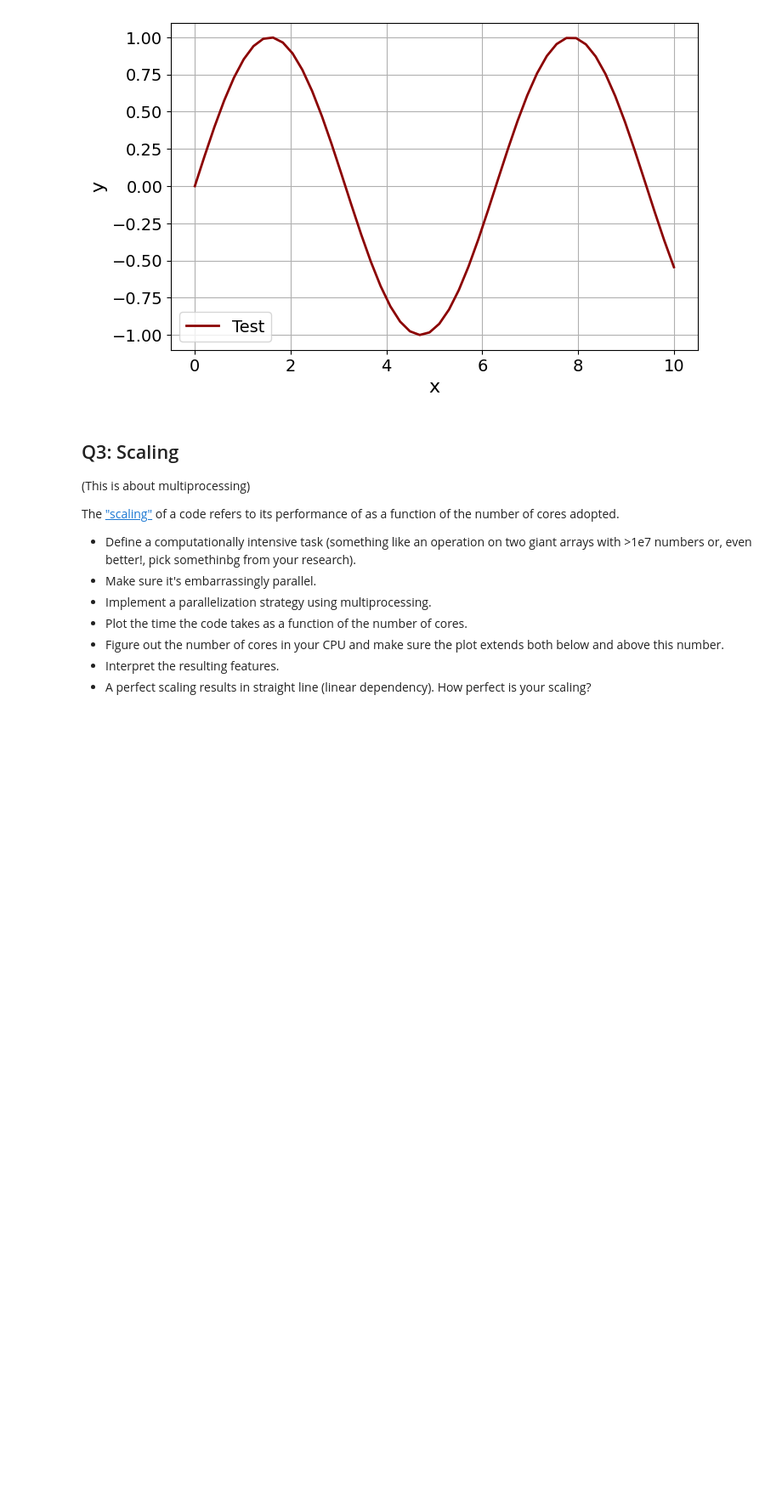
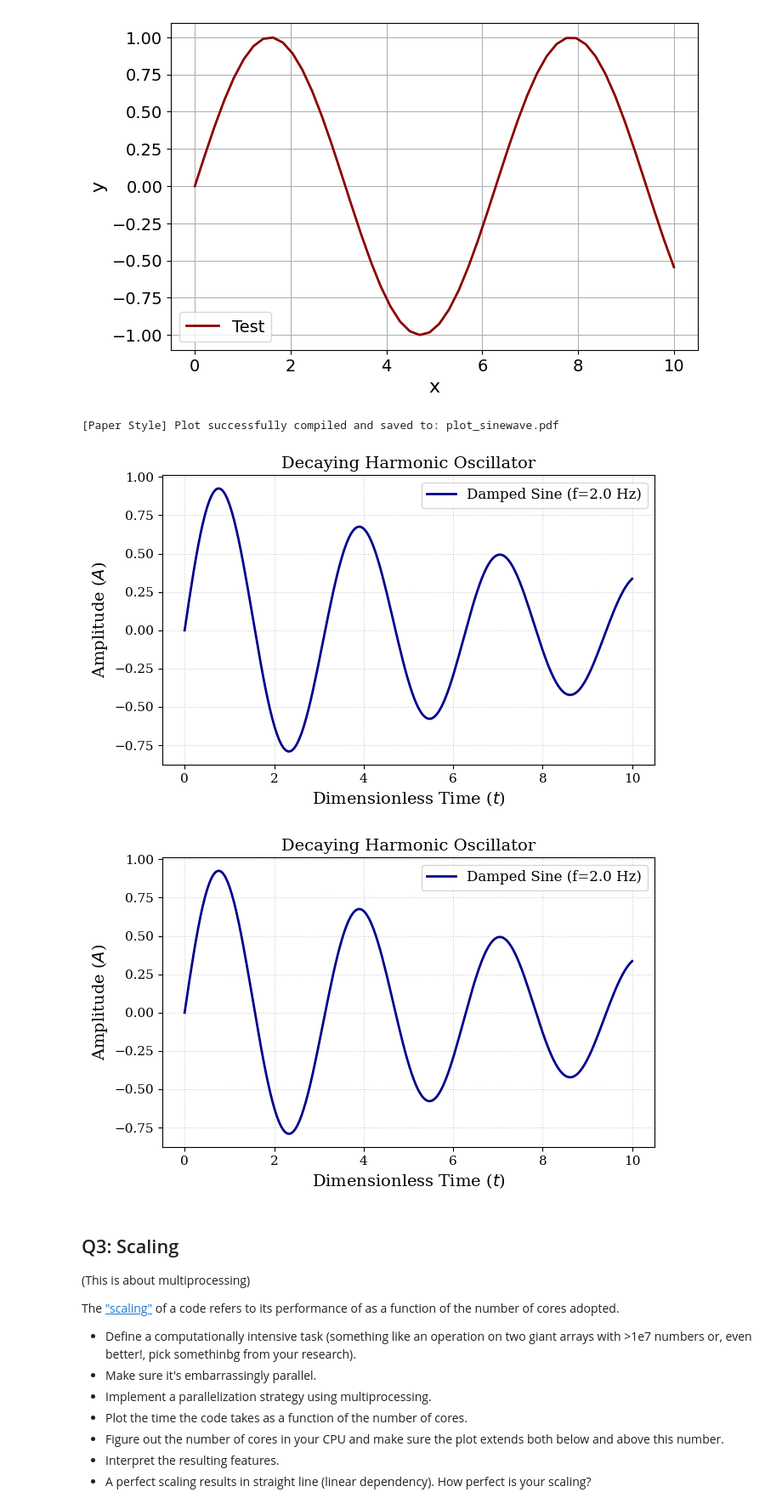
Before and after one commit to MicheleFulghieri/scientificcomputing_bicocca_2025, a Jupyter notebook: lectures/L07_numba_multiprocessing.ipynb, the cells around one changed output. Shown at 85% size. Cells and saved outputs as stored; diff of their text form; code cells hidden in the pictures; blank space fills up the shorter version.

```diff
--- a/lectures/L07_numba_multiprocessing.ipynb
+++ b/lectures/L07_numba_multiprocessing.ipynb
@@ -813,6 +824,77 @@ plot()
 Plot saved in plot.pdf
 [figure]
 [figure]
+# %%
+# AI suggested
+
+import numpy as np
+import matplotlib.pyplot as plt
+from functools import wraps
+
+def paper_style(func):
+    """
+    Scientific paper decorator for consistent plotting style.
+    Initializes the figure/axis, applies custom styles, executes the plot,
+    and automatically exports the result to a tight PDF.
+    """
+    @wraps(func)  # Preserves the original function's name and docstring
+    def wrapper(*args, **kwargs):
+        # 1. Initialize professional academic styling parameters
+        plt.rcParams['font.family'] = 'serif'
+        plt.rcParams['font.size'] = 12
+        plt.rcParams['axes.labelsize'] = 14
+        plt.rcParams['axes.titlesize'] = 14
+        plt.rcParams['xtick.labelsize'] = 11
+        plt.rcParams['ytick.labelsize'] = 11
+        plt.rcParams['lines.linewidth'] = 2.0
+        plt.rcParams['grid.linestyle'] = ':'
+        plt.rcParams['grid.alpha'] = 0.6
+
+        # 2. Pre-initialize the figure and axis as requested by the prompt
+        fig, ax = plt.subplots(figsize=(7, 4.5))
+
+        # 3. Call the plotting function, injecting the pre-made 'fig' and 'ax'
+        # *args and **kwargs allow passing custom data streams seamlessly
+        func(fig, ax, *args, **kwargs)
+
+        # 4. Post-processing: Apply automatic layout optimization
+        plt.tight_layout()
+
+        # 5. Automatically save to PDF using the function's own name
+        filename = f"{func.__name__}.pdf"
+        fig.savefig(filename, bbox_inches='tight', dpi=300)
+        print(f"[Paper Style] Plot successfully compiled and saved to: {filename}")
+
+        return fig  # Allows Jupyter Notebook to properly render the output inline
+    return wrapper
+
+
+# --- TEST CASE: APPLYING THE DECORATOR ---
+
+@paper_style
+def plot_sinewave(fig, ax, frequency=1.5):
+    """
+    A clean plotting function. Notice it receives 'fig' and 'ax'
+    directly from the decorator, so it doesn't need plt.subplots() inside!
+    """
+    x = np.linspace(0, 10, 200)
+    y = np.sin(frequency * x) * np.exp(-0.1 * x)
+
+    # We just plot on the injected axis
+    ax.plot(x, y, color='darkblue', label=f'Damped Sine (f={frequency} Hz)')
+    ax.set_xlabel('Dimensionless Time ($t$)')
+    ax.set_ylabel('Amplitude ($A$)')
+    ax.set_title('Decaying Harmonic Oscillator')
+    ax.legend(loc='upper right')
+    ax.grid(True)
+
+# Calling the decorated function with custom arguments
+# It will generate the plot and save 'plot_sinewave.pdf' instantly
+plot_sinewave(frequency=2.0)
+# %% [output]
+[Paper Style] Plot successfully compiled and saved to: plot_sinewave.pdf
+[figure, added]
+[figure, added]
 # %% [markdown]
 ## Q3: Scaling
 
```
Also changed, not shown: parts of 4 cells of this notebook, 1 other file.
